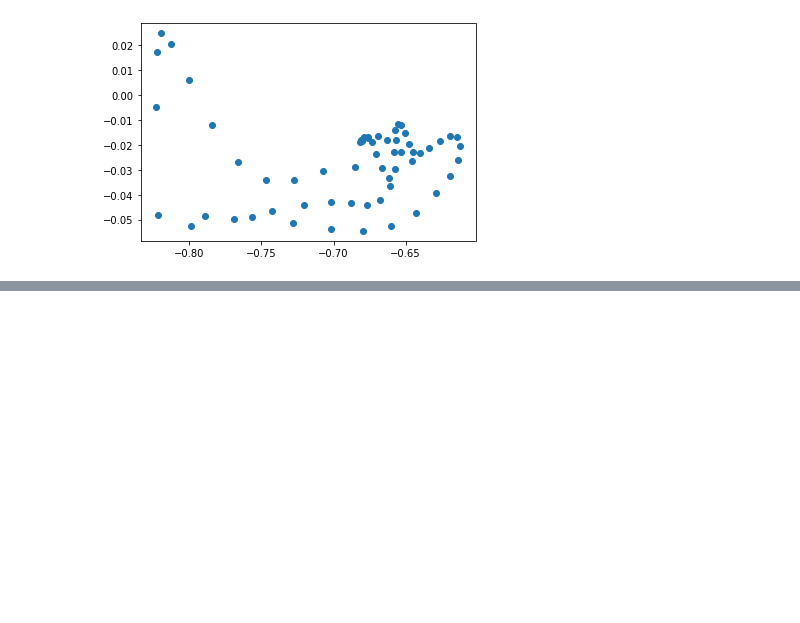
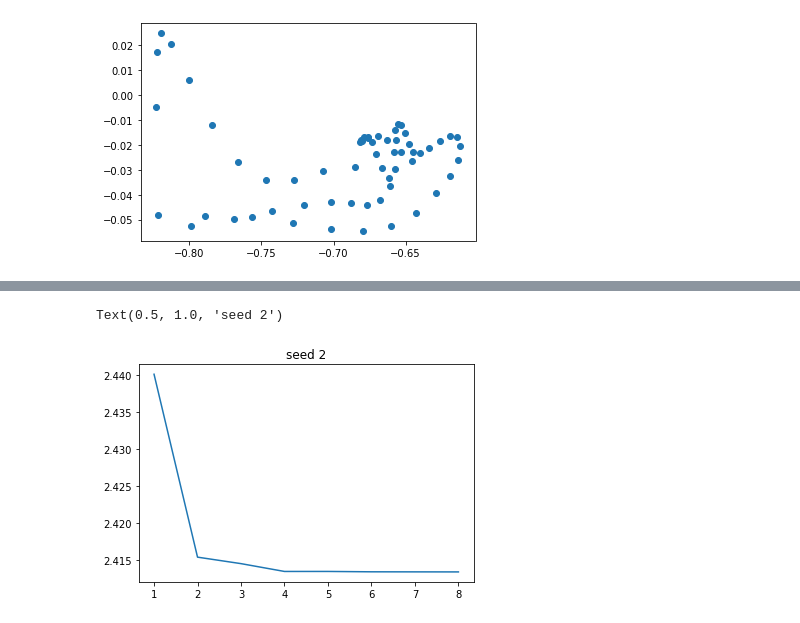
Before and after one commit to RL4H/RL4T1D, a Jupyter notebook: visualiser/notebooks/irl.ipynb, the cells around one changed output, grey strips where cells are left out. Saved outputs shown, nothing was run; the diff lists cells and outputs as text; code cells hidden in the pictures; blank space fills up the shorter version.

```diff
--- a/visualiser/notebooks/irl.ipynb
+++ b/visualiser/notebooks/irl.ipynb
@@ -105,0 +113,7 @@ plt.scatter(a[0][0], a[0][1])
+# %%
+y = [2.4401102, 2.4154012, 2.4145246, 2.4134688, 2.4134703, 2.4134207, 2.4134126, 2.413406]
+plt.plot([x for x in range(1,len(y)+1)], y) #seed 2
+plt.title('seed 2')
+# %% [output]
+Text(0.5, 1.0, 'seed 2')
+[figure, added]
```
Also changed, not shown: parts of 2 cells of this notebook, 12 other files.
